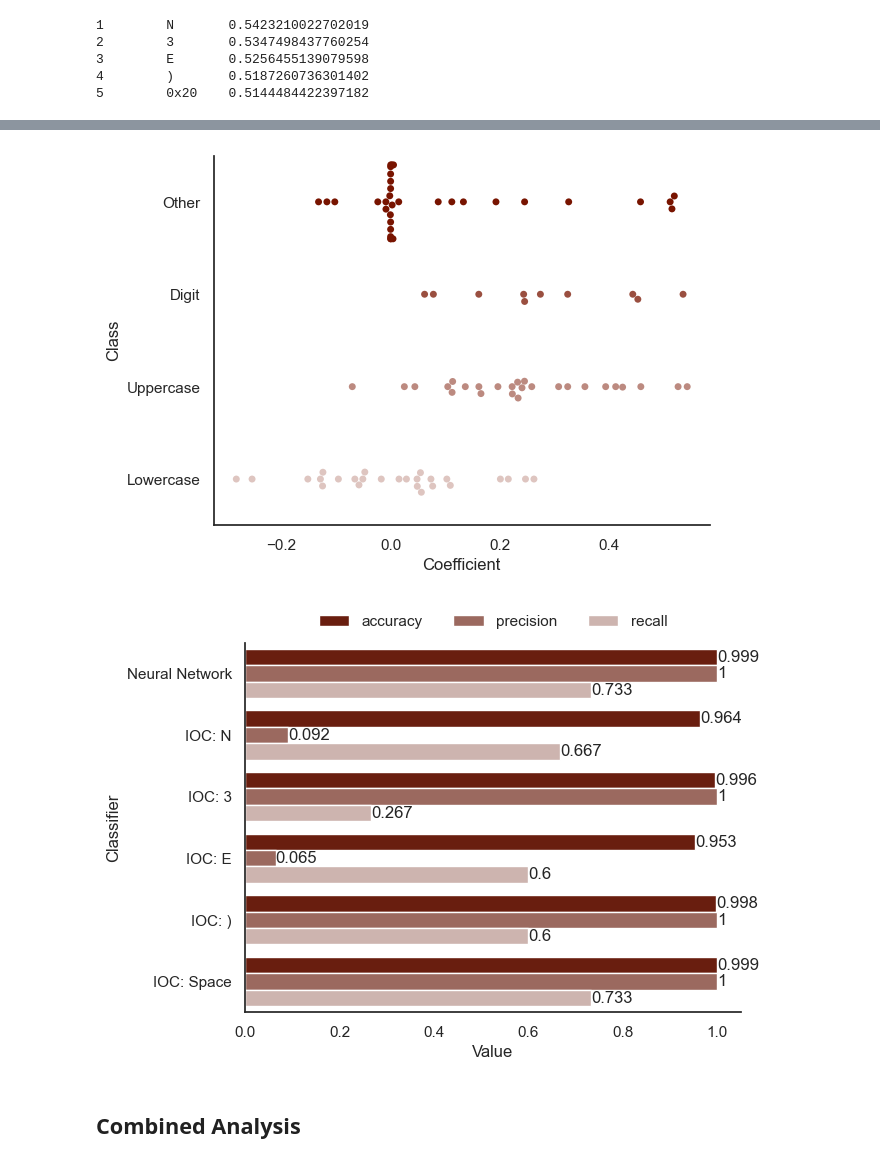
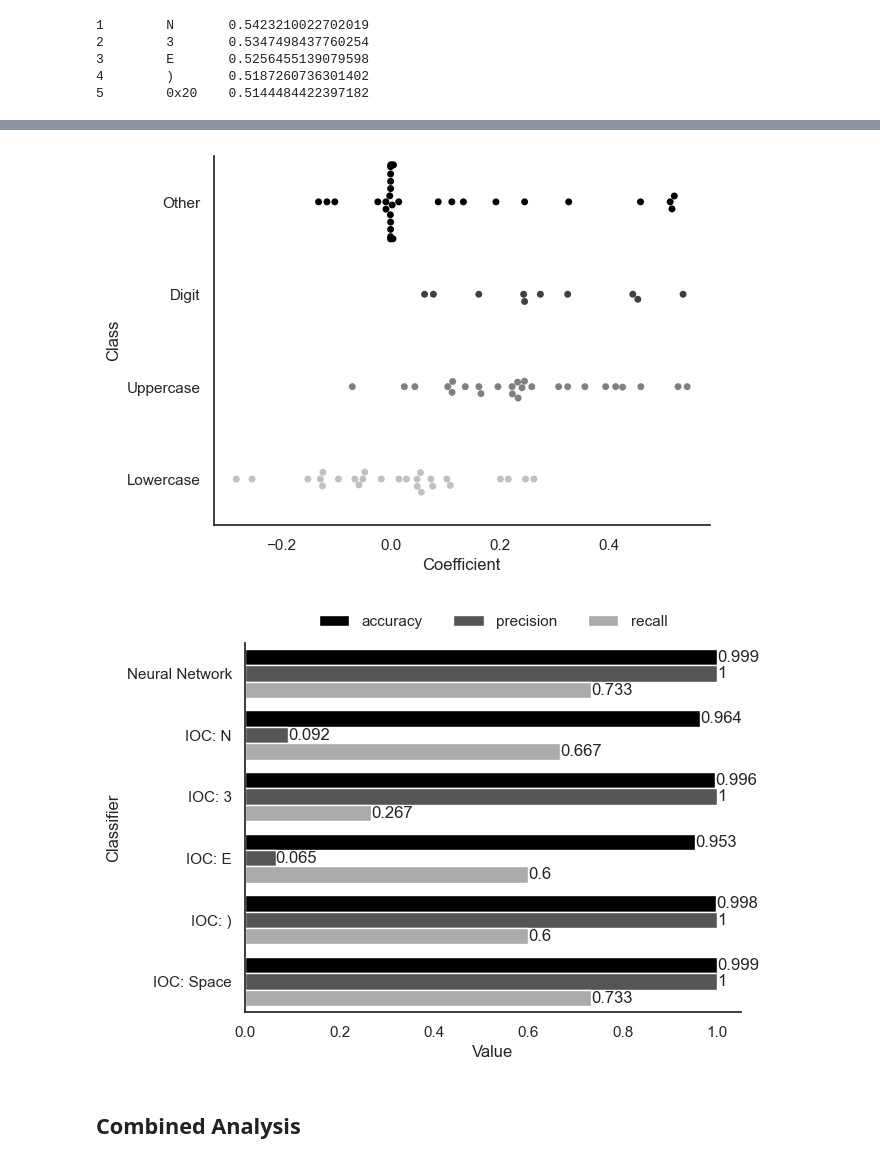
Before and after one commit to jdwhitaker/hybrid-vigor, a Jupyter notebook: main.ipynb, the cells around one changed output, grey strips where cells are left out. Saved outputs shown, nothing was run; the diff lists cells and outputs as text; code cells hidden in the pictures.

```diff
--- a/main.ipynb
+++ b/main.ipynb
@@ -14,7 +14,11 @@ import matplotlib.pyplot as plt
 import seaborn as sns
 from IPython.display import display, HTML
 
-colors = ["#ffffff", "#781400"]
+colors = ["#ffffff", "#000000"]
+
+attack = "/query/-4441' UNION ALL SELECT CHAR(113,112,122,113,113)||(SELECT (CASE WHEN (RANDOMBLOB(-1)>0) THEN 1 ELSE 0 END))||CHAR(113,122,122,106,113)-- "
+evasion = "abcdefghijklmnopqrstuvwxyz"
+
 
 # Function definitions
 def classifier_performance_metrics(classifier, X_test, y_test):
@@ -53,9 +57,10 @@ def render_printable(i):
 def get_coefs(classifier, layer_index, neuron_index):
     return [i[neuron_index] for i in classifier.coefs_[layer_index]]
 
-def print_top_coefs(coefs, n=None):
+def print_top_coefs(coefs, n=None, invert=False):
     coefs = [(render_printable(i), v) for i,v in enumerate(coefs)]
     coefs = sorted(coefs, key = lambda i: -i[1])
+    if invert: coefs = coefs[::-1]
     for i, v in enumerate(coefs[:n]):
         print(i+1, '\t', v[0], '\t', v[1])
 
@@ -148,12 +153,27 @@ def performance_barplot(classifiers, X_test, y_test, filename):
         ax.bar_label(i,)
     ax.get_figure().savefig(filename, dpi=1024, bbox_inches="tight")
 
-def evasion(classifier):
-    attack = "/query/-4441' UNION ALL SELECT CHAR(113,112,122,113,113)||(SELECT (CASE WHEN (RANDOMBLOB(-1)>0) THEN 1 ELSE 0 END))||CHAR(113,122,122,106,113)-- "
-    evasion = "abcdefghijklmnopqrstuvwxyz"
+def evade(classifier):
+    global attack, evasion
     result_baseline = classifier.predict([path_to_vector(attack)])
     result_evasion = classifier.predict([path_to_vector(attack + evasion)])
     return (result_baseline, result_evasion)
+
+def trace(classifier, input):
+    outputs = []
+    intermediate_input = input
+    activation = lambda i: max(0,i)
+    for i in range(len(classifier.coefs_)):
+        coefficients = classifier.coefs_[i]
+        intercept = classifier.intercepts_[i]
+        intermediate_output = numpy.add(
+            numpy.dot(intermediate_input, coefficients),
+            intercept
+        )
+        intermediate_output = [activation(i) for i in intermediate_output]
+        outputs.append(intermediate_output)
+        intermediate_input = intermediate_output
+    return outputs
 
 try: os.mkdir('images/perceptron')
 except: pass
@@ -283,23 +319,24 @@ fig.savefig('images/nn/node_b/heatmap.png')
 fig = coefs_swarmplot(nn_b_coefs)
 fig.savefig('images/nn/node_b/swarmplot.png')
 # %% [output]
-[figure, old version]
+[figure, new version]
 # %%
+
 performance_barplot(
     {
         'Neural Network': nn_classifier,
         'IOC: N': create_ioc_classifier("N"),
         'IOC: 3': create_ioc_classifier("3"),
         'IOC: E': create_ioc_classifier("E"),
         'IOC: )': create_ioc_classifier("("),
         'IOC: Space': create_ioc_classifier(" "),
     },
     X_test,
     y_test,
-    'images/nn/performance.png'
+    'images/nn/node_b/performance.png'
 )
 # %% [output]
-[figure, old version]
+[figure, new version]
 # %% [markdown]
 ## Combined Analysis
 # %%
```
Also changed, not shown: parts of 12 cells of this notebook, 20 other files.
